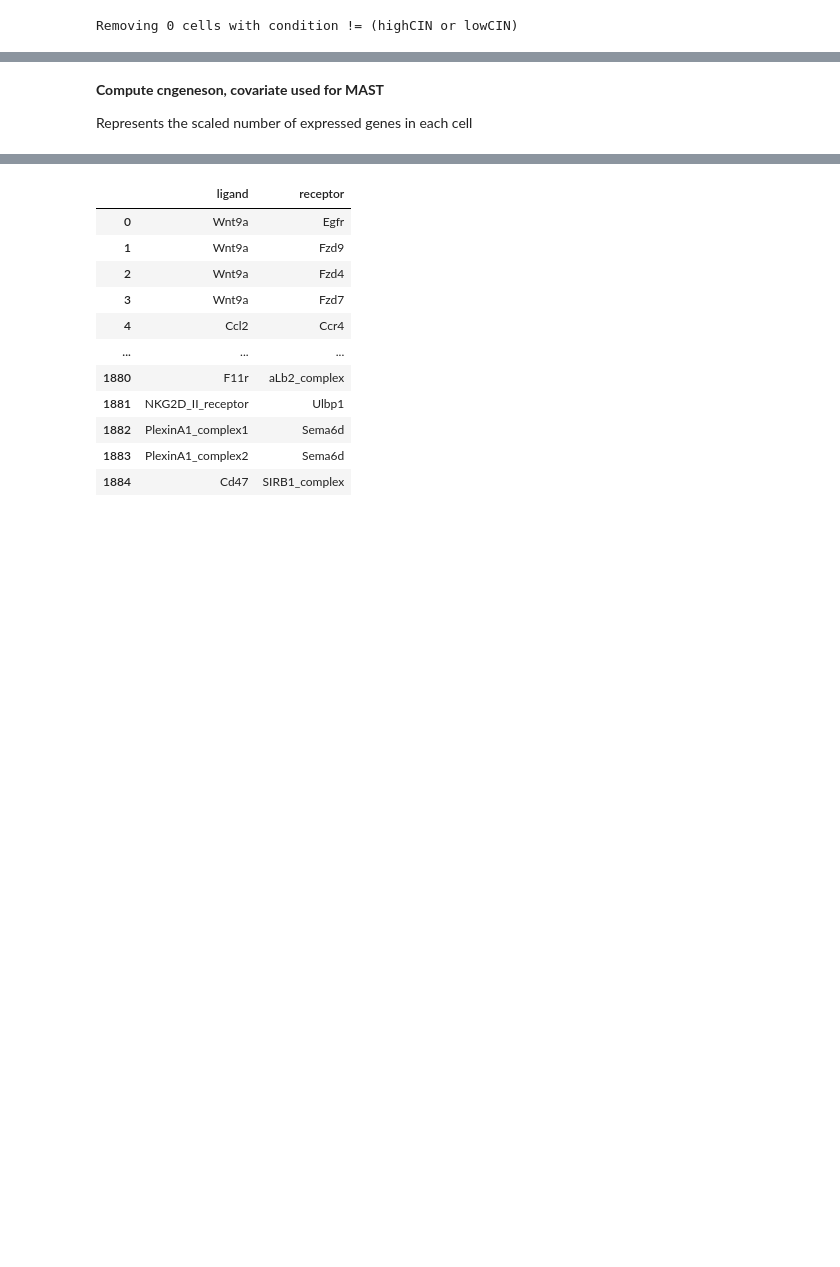
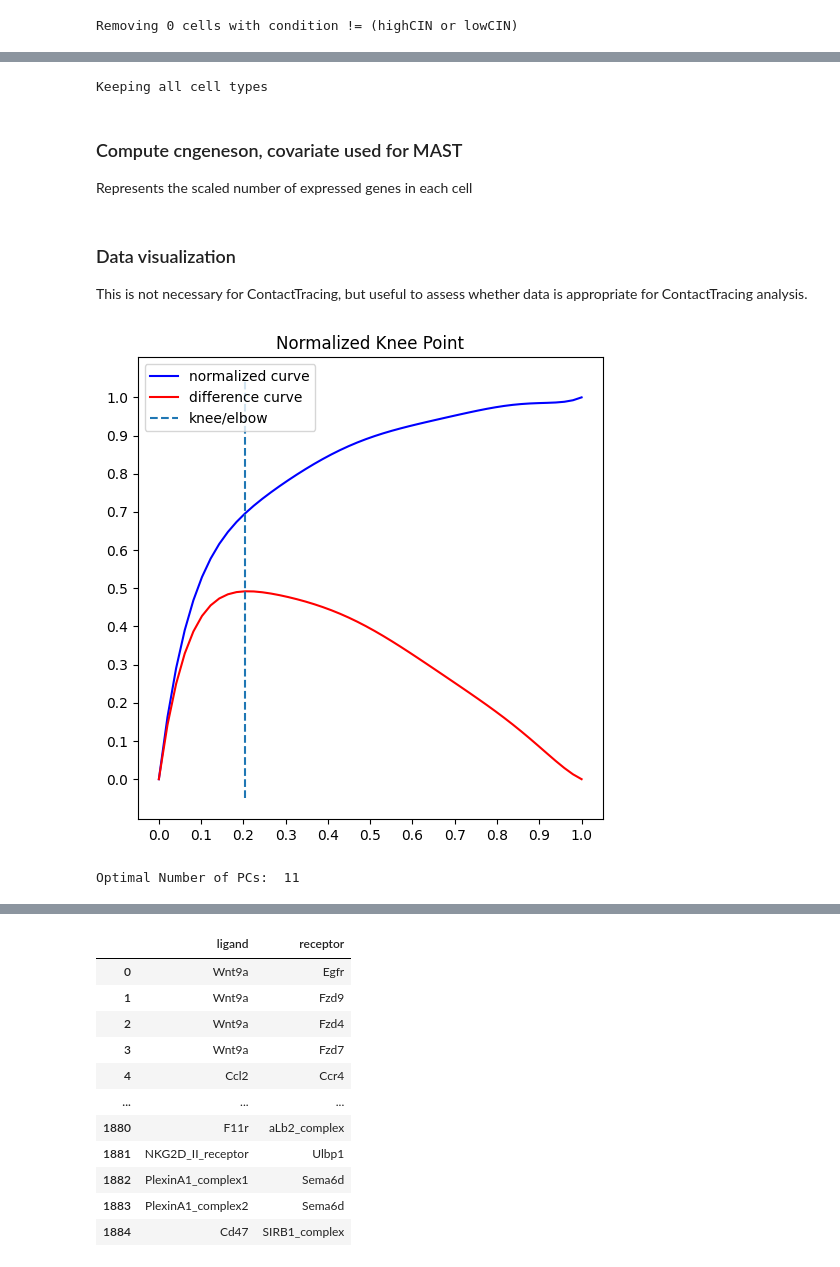
Before and after one commit to LaughneyLab/ContactTracing_tutorial, a Jupyter notebook: tutorial.ipynb, the cells around one changed output, grey strips where cells are left out. Drawn from its saved outputs; the diff is of its cells as text; code cells hidden in the pictures; blank space fills up the shorter version.

```diff
--- a/tutorial.ipynb
+++ b/tutorial.ipynb
@@ -121,3 +161,6 @@ condition2 = 'lowCIN'
+# %%
+condition1 = 'G1'
+condition2 = 'G2'
 # %%
 keepData = (adata.obs['condition'] == condition1) | (adata.obs['condition'] == condition2)
 print(f'Removing {sum(~keepData)} cells with condition != ({condition1} or {condition2})')
@@ -146,6 +174,25 @@ cellTypes = adata.obs['cell type'].unique()
+# %%
+minCell = 10
+# %%
+ctcounts = adata.obs[['cell type','condition']].value_counts()
+remove_cellTypes = ctcounts[ctcounts < minCell].reset_index()['cell type'].unique()
+if len(remove_cellTypes) > 0:
+    tmpstr = ','.join(remove_cellTypes)
+    print(f'Removing celltypes: {tmpstr}')
+    print(f'Original ncell {adata.shape[0]}')
+    adata = adata[~adata.obs['cell type'].isin(remove_cellTypes)]
+    print(f'New ncell {adata.shape[0]}')
+else:
+    print('Keeping all cell types')
+# %% [output]
+Keeping all cell types
 # %% [markdown]
-__Compute cngeneson, covariate used for MAST__
+### Compute cngeneson, covariate used for MAST
 
 Represents the scaled number of expressed genes in each cell
 # %%
 adata.obs['cngeneson'] = scale(np.sum(adata.layers['logX'] > 0, axis=1))
+# %% [markdown]
+### Data visualization
+
+This is not necessary for ContactTracing, but useful to assess whether data is appropriate for ContactTracing analysis.
@@ -151,0 +201,19 @@ adata.obs['cngeneson'] = scale(np.sum(adata.layers['logX'] > 0, axis=1))
+# %%
+# use kneepoint method to get number of PCs to use
+init_npcs = 50
+sc.pp.pca(adata, n_comps=init_npcs)
+x = [x for x in range(len(adata.uns['pca']['variance_ratio']))]
+y = np.log(adata.uns['pca']['variance_ratio'])
+knee = KneeLocator(x=x, y=y, curve='convex', direction='decreasing', online=True, interp_method='polynomial')
+knee.plot_knee_normalized()
+# %% [output]
+[figure, added]
+# %%
+# recompute PCs with optimal PCs, then compute UMAP
+opt_n_pcs = knee.knee+1
+print('Optimal Number of PCs: ', str(opt_n_pcs))
+sc.pp.pca(adata, n_comps=opt_n_pcs)
+sc.pp.neighbors(adata)
+sc.tl.umap(adata)
+# %% [output]
+Optimal Number of PCs:  11
```
Also changed, not shown: parts of 44 cells of this notebook, 1 other file.
